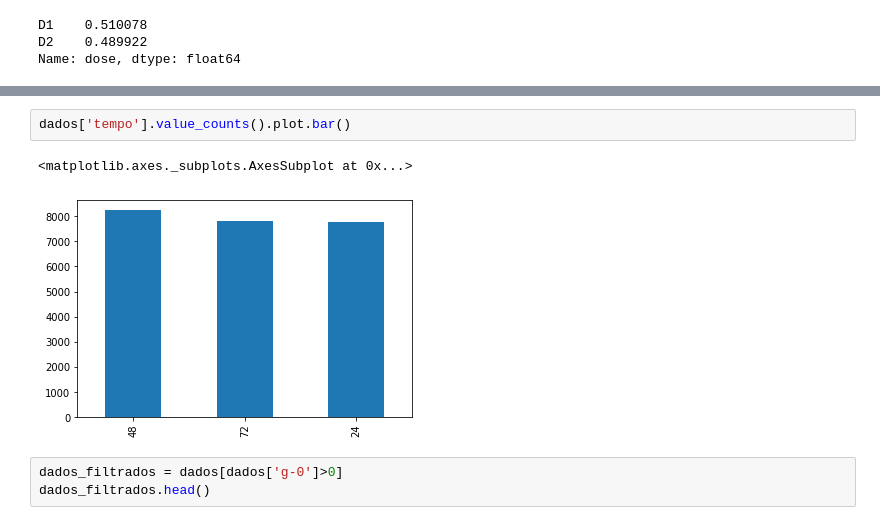
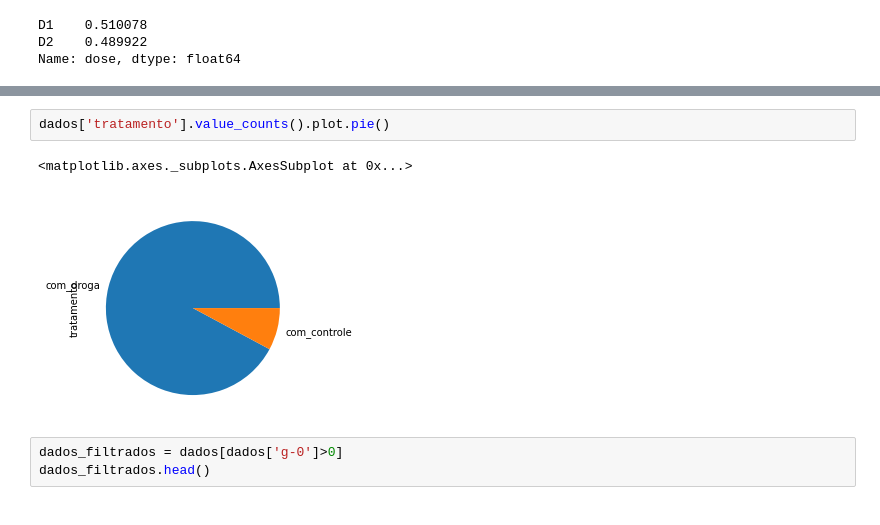
Before and after one commit to nak4hara/imersao-dados-alura, a Jupyter notebook: Imersao_de_dados_01.ipynb, the cells around one changed output, grey strips where cells are left out. Saved outputs shown, nothing was run; the diff lists cells and outputs as text.

```diff
--- a/Imersao_de_dados_01.ipynb
+++ b/Imersao_de_dados_01.ipynb
@@ -119,8 +129,8 @@ Name: dose, dtype: float64
 # %%
-dados['tempo'].value_counts().plot.bar()
+dados['tratamento'].value_counts().plot.pie()
 # %% [output]
 <matplotlib.axes._subplots.AxesSubplot at 0x...>
-[figure, old version]
+[figure, new version]
 # %%
 dados_filtrados = dados[dados['g-0']>0]
 dados_filtrados.head()
```
Also changed, not shown: parts of 4 cells of this notebook.
